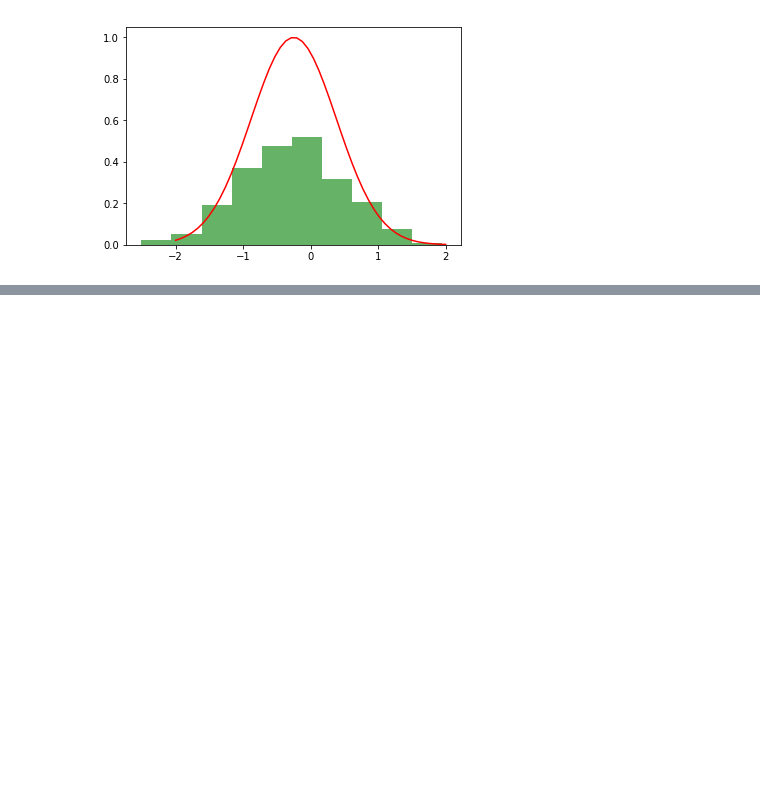
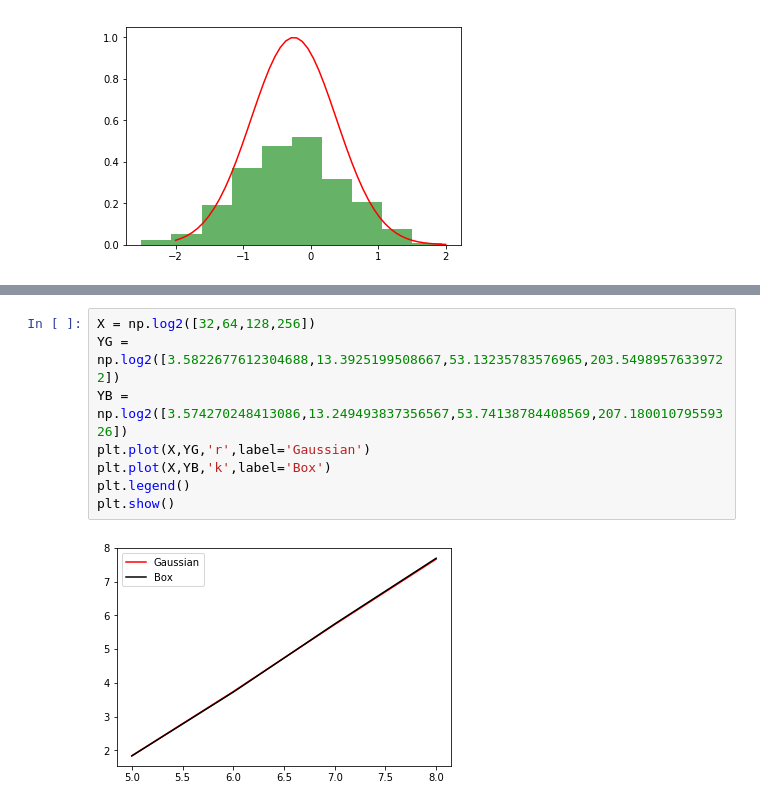
Before and after one commit to python-cbpf/kpz-FilipePhys, a Jupyter notebook: 05KPZ_FilipePhys.ipynb, the cells around one changed output, grey strips where cells are left out. Saved outputs shown, nothing was run; the diff lists cells and outputs as text; blank space fills up the shorter version.

```diff
--- a/05KPZ_FilipePhys.ipynb
+++ b/05KPZ_FilipePhys.ipynb
@@ -336,0 +477,10 @@ plt.show()
+# %%
+X = np.log2([32,64,128,256])
+YG = np.log2([3.5822677612304688,13.3925199508667,53.13235783576965,203.54989576339722])
+YB = np.log2([3.574270248413086,13.249493837356567,53.74138784408569,207.18001079559326])
+plt.plot(X,YG,'r',label='Gaussian')
+plt.plot(X,YB,'k',label='Box')
+plt.legend()
+plt.show()
+# %% [output]
+[figure, added]
```
Also changed, not shown: parts of 17 cells of this notebook.
